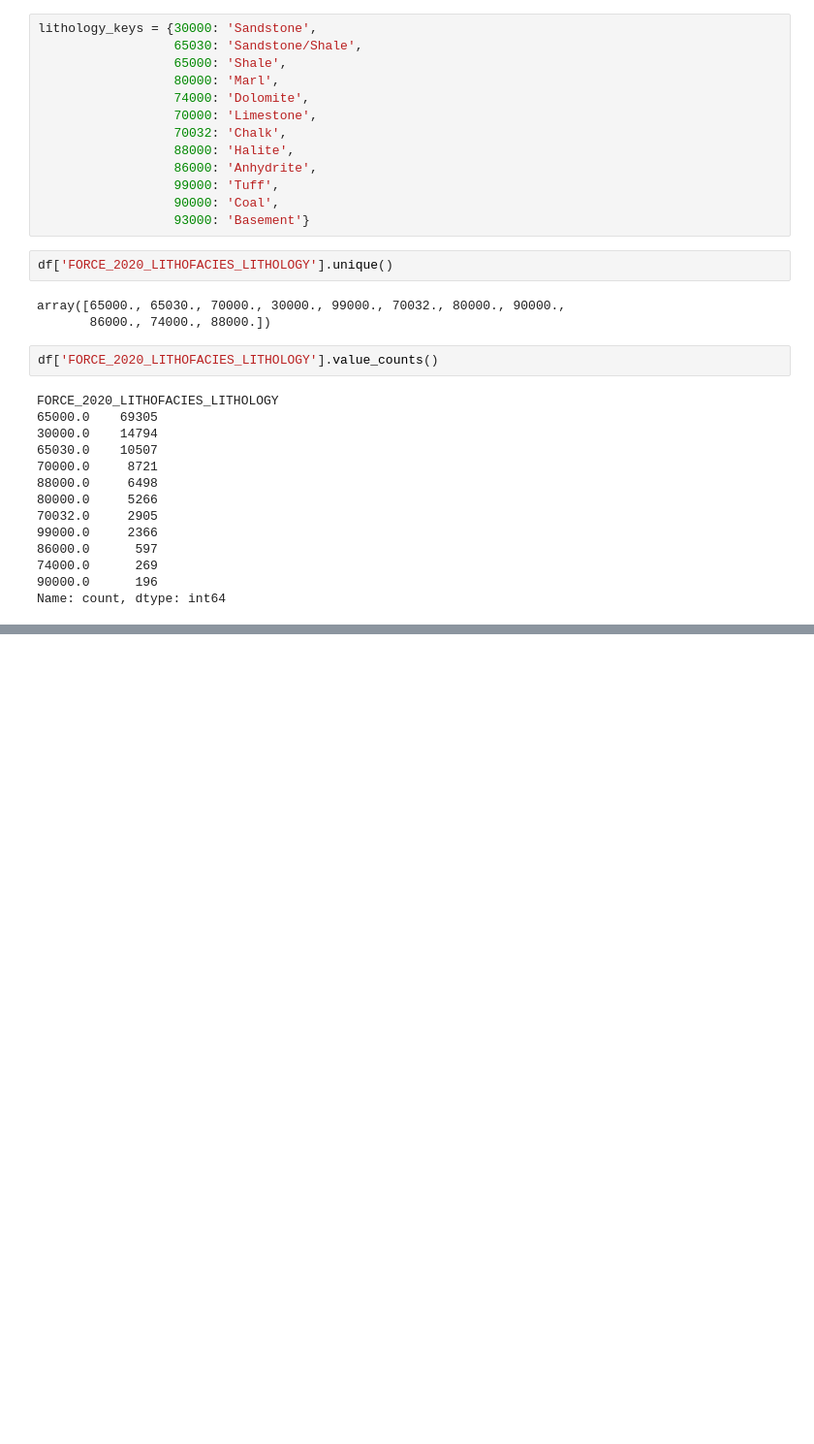
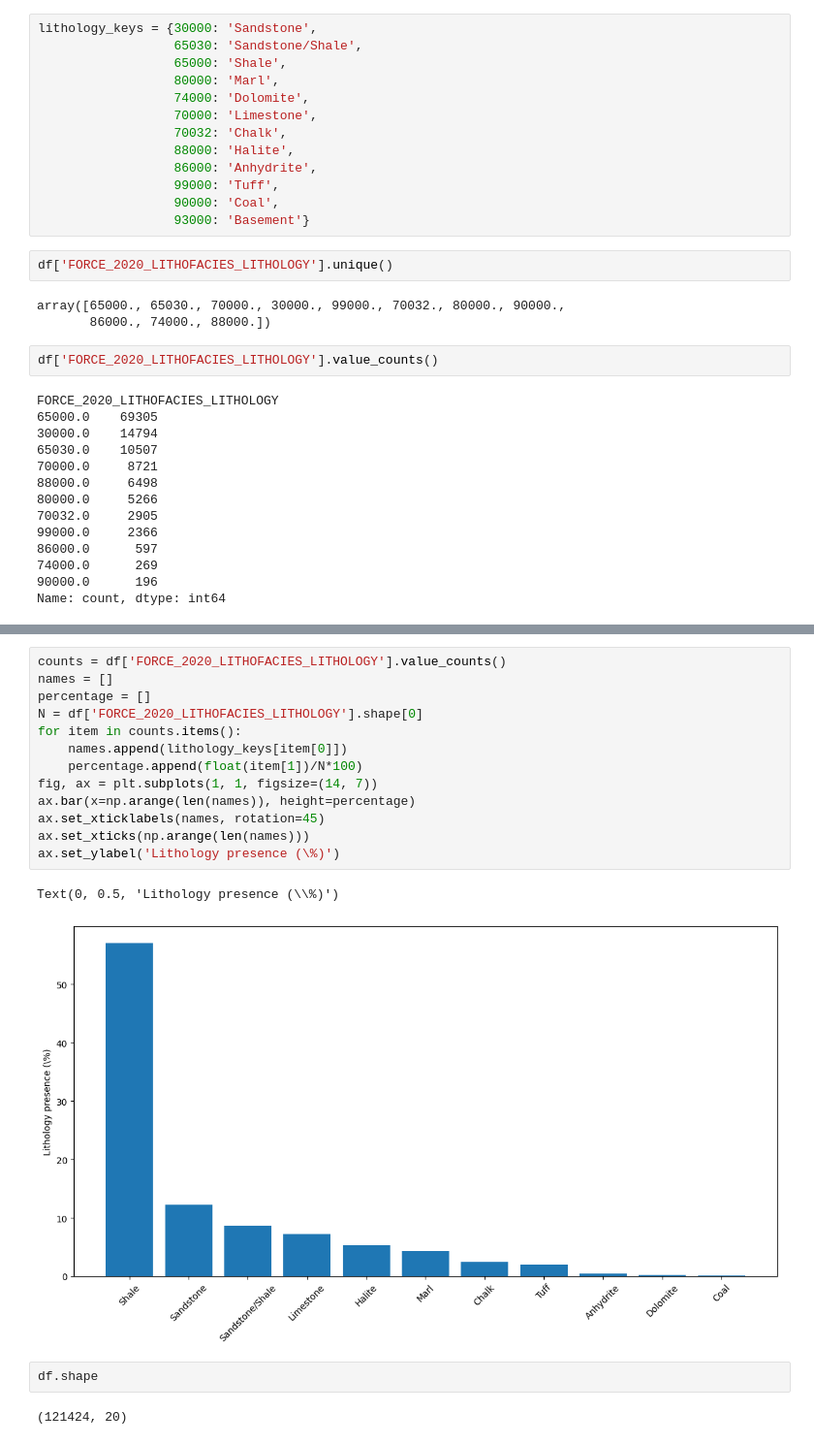
Before and after one commit to EgorenkovaURFU/well_log, a Jupyter notebook: EDA_01.ipynb, the cells around one changed output, grey strips where cells are left out. Shown at 97% size. Saved outputs shown, nothing was run; the diff lists cells and outputs as text; blank space fills up the shorter version.

```diff
--- a/EDA_01.ipynb
+++ b/EDA_01.ipynb
@@ -134 +264,21 @@ Index(['WELL', 'DEPTH_MD', 'X_LOC', 'Y_LOC', 'Z_LOC', 'GROUP', 'FORMATION',
+# %%
+counts = df['FORCE_2020_LITHOFACIES_LITHOLOGY'].value_counts()
+names = []
+percentage = []
+N = df['FORCE_2020_LITHOFACIES_LITHOLOGY'].shape[0]
+for item in counts.items():
+    names.append(lithology_keys[item[0]])
+    percentage.append(float(item[1])/N*100)
+fig, ax = plt.subplots(1, 1, figsize=(14, 7))
+ax.bar(x=np.arange(len(names)), height=percentage)
+ax.set_xticklabels(names, rotation=45)
+ax.set_xticks(np.arange(len(names)))
+ax.set_ylabel('Lithology presence (\%)')
+# %% [output]
+Text(0, 0.5, 'Lithology presence (\\%)')
+[figure, added]
+# %%
+df.shape
+# %% [output]
+(121424, 20)
 # %%
```
Also changed, not shown: parts of 32 cells of this notebook, 5 other files.
